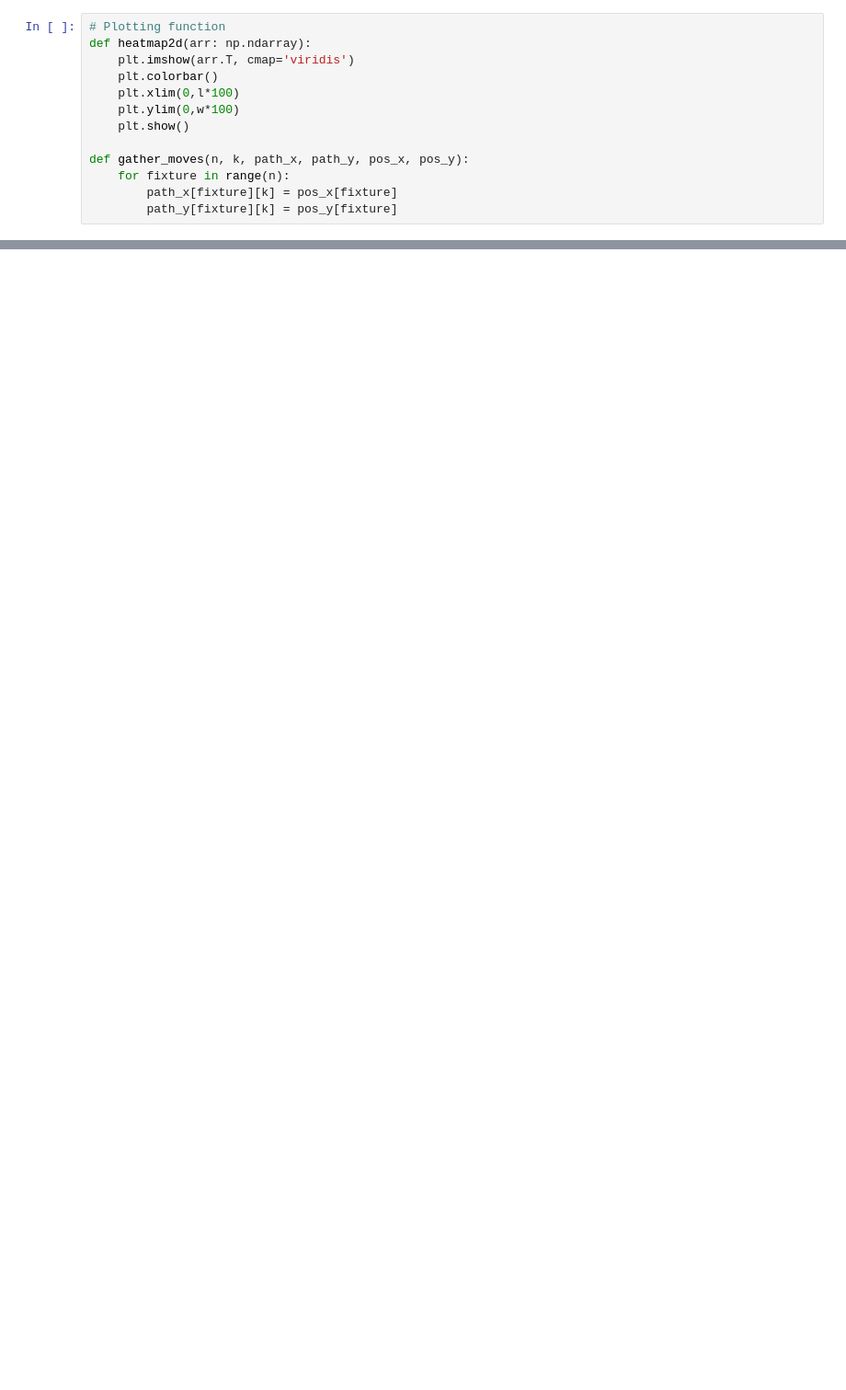
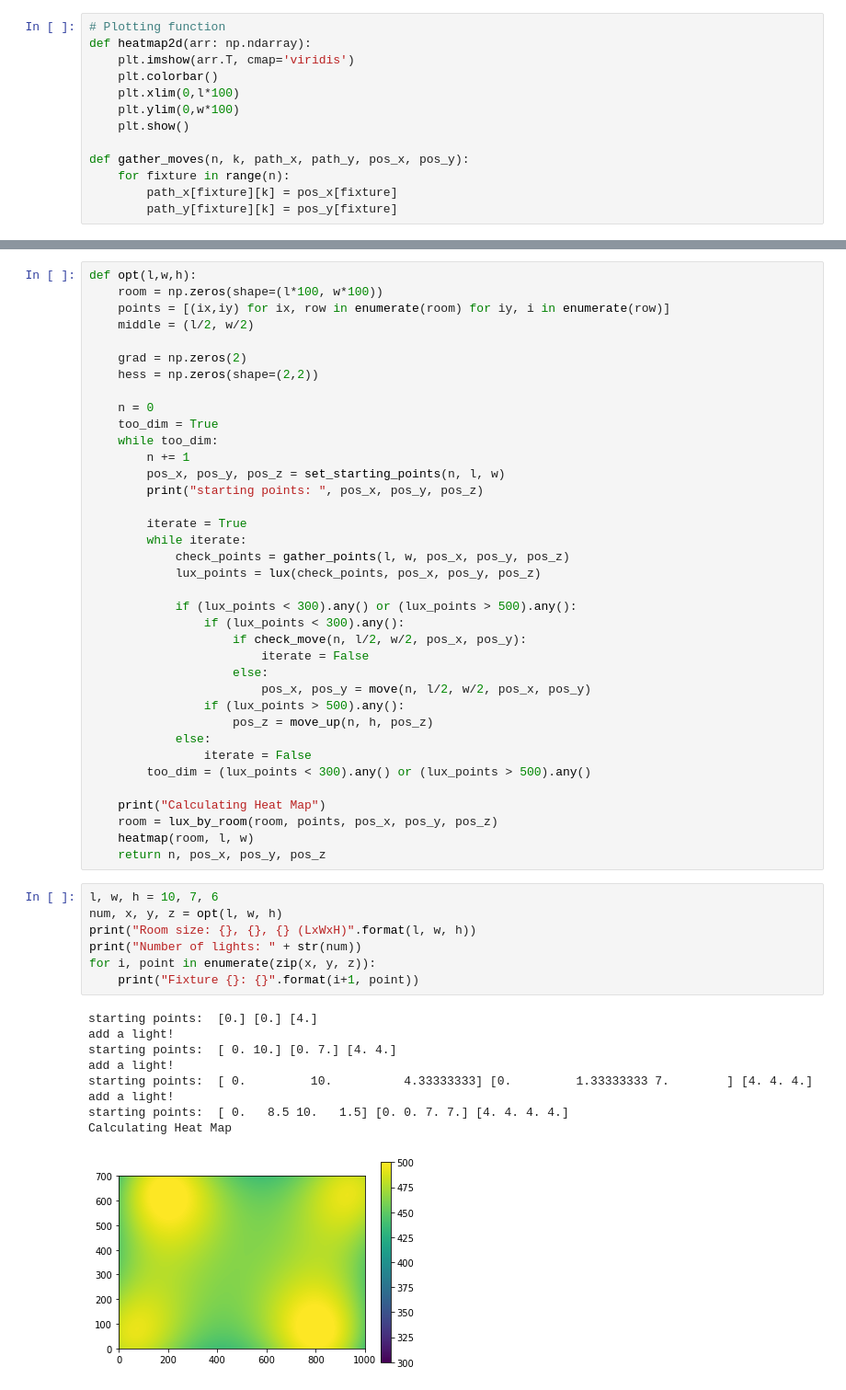
Before and after one commit to MikeElias14/411GroupProject, a Jupyter notebook: 411.ipynb, the cells around one changed output, grey strips where cells are left out. Shown: that part at 92% size. Drawn from its saved outputs; the diff is of its cells as text; blank space fills up the shorter version.

```diff
--- a/411.ipynb
+++ b/411.ipynb
@@ -468,0 +879,54 @@ Fixture 4: (1.5, 7)
+# %%
+def opt(l,w,h):
+    room = np.zeros(shape=(l*100, w*100))
+    points = [(ix,iy) for ix, row in enumerate(room) for iy, i in enumerate(row)]
+    middle = (l/2, w/2)
+
+    grad = np.zeros(2)
+    hess = np.zeros(shape=(2,2))
+
+    n = 0
+    too_dim = True
+    while too_dim:
+        n += 1
+        pos_x, pos_y, pos_z = set_starting_points(n, l, w)
+        print("starting points: ", pos_x, pos_y, pos_z)
+
+        iterate = True
+        while iterate:
+            check_points = gather_points(l, w, pos_x, pos_y, pos_z)
+            lux_points = lux(check_points, pos_x, pos_y, pos_z)
+
+            if (lux_points < 300).any() or (lux_points > 500).any():
+                if (lux_points < 300).any():
+                    if check_move(n, l/2, w/2, pos_x, pos_y):
+                        iterate = False
+                    else:
+                        pos_x, pos_y = move(n, l/2, w/2, pos_x, pos_y)
+                if (lux_points > 500).any():
+                    pos_z = move_up(n, h, pos_z)
+            else:
+                iterate = False
+        too_dim = (lux_points < 300).any() or (lux_points > 500).any()
+
+    print("Calculating Heat Map")
+    room = lux_by_room(room, points, pos_x, pos_y, pos_z)
+    heatmap(room, l, w)
+    return n, pos_x, pos_y, pos_z
+# %%
+l, w, h = 10, 7, 6
+num, x, y, z = opt(l, w, h)
+print("Room size: {}, {}, {} (LxWxH)".format(l, w, h))
+print("Number of lights: " + str(num))
+for i, point in enumerate(zip(x, y, z)):
+    print("Fixture {}: {}".format(i+1, point))
+# %% [output]
+starting points:  [0.] [0.] [4.]
+add a light!
+starting points:  [ 0. 10.] [0. 7.] [4. 4.]
+add a light!
+starting points:  [ 0.         10.          4.33333333] [0.         1.33333333 7.        ] [4. 4. 4.]
+add a light!
+starting points:  [ 0.   8.5 10.   1.5] [0. 0. 7. 7.] [4. 4. 4. 4.]
+Calculating Heat Map
+[figure, added]
```
Also changed, not shown: parts of 31 cells of this notebook.
